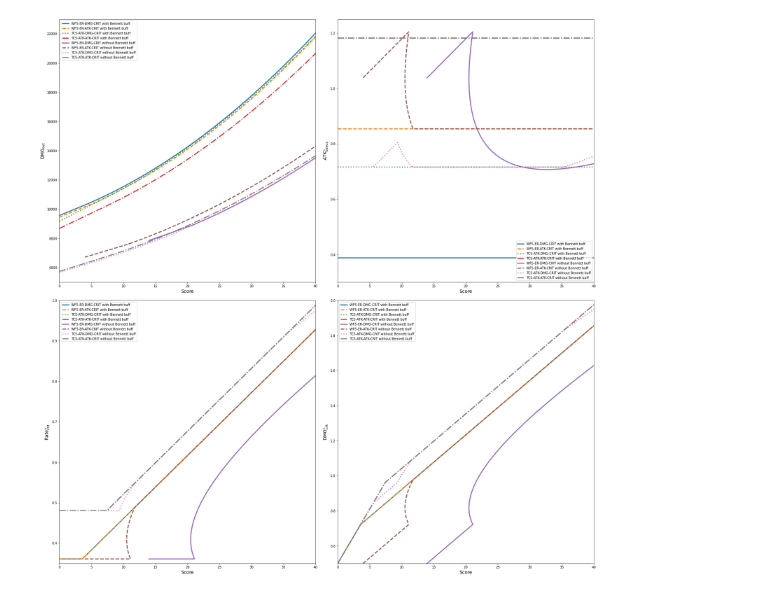
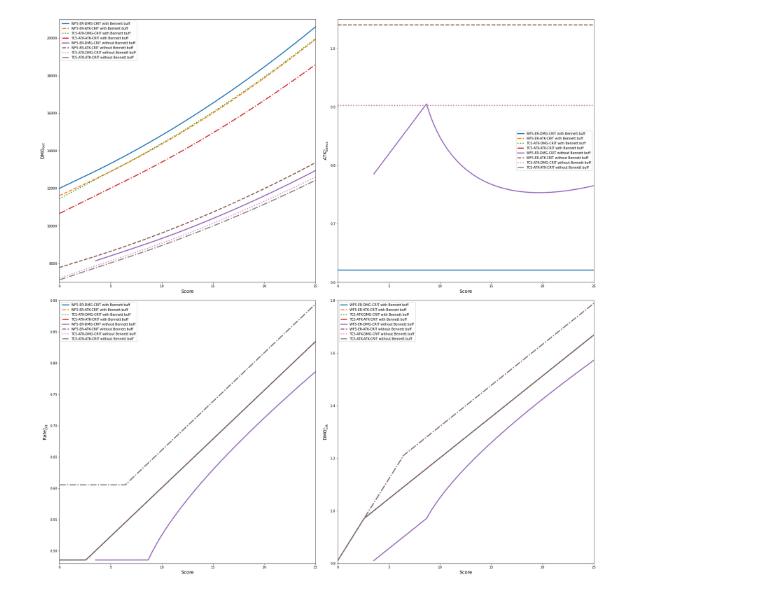
Before and after one commit to raolirom/genshin-notebooks, a Jupyter notebook: xiangling.ipynb, the cells around one changed output. Drawn from its saved outputs; the diff is of its cells as text; code cells hidden in the pictures.

```diff
--- a/xiangling.ipynb
+++ b/xiangling.ipynb
@@ -159,12 +167,12 @@ $$  \begin{cases}
 import numpy as np
 from matplotlib import pyplot
 
-def compute_stats(atk_base, atk_flat, dmg_bonus, extra_atk_bonus, extra_rate_crit, extra_dmg_crit):
-    dmg_crit = np.linspace(extra_dmg_crit, 10.0, 10000)
-    rate_crit = np.maximum(np.minimum(dmg_crit/2, 1.0), extra_rate_crit)
-    atk_bonus = np.maximum((3/4) * (dmg_crit + 1/rate_crit) - 1 - (atk_flat / atk_base), extra_atk_bonus)
+def compute_stats(atk_base, atk_flat, dmg_bonus, initial_atk_bonus, initial_rate_crit, initial_dmg_crit):
+    dmg_crit = np.linspace(initial_dmg_crit, 10.0, 10000)
+    rate_crit = np.maximum(np.minimum(dmg_crit/2, 1.0), initial_rate_crit)
+    atk_bonus = np.maximum((3/4) * (dmg_crit + 1/rate_crit) - 1 - (atk_flat / atk_base), initial_atk_bonus)
     dmg_out = (atk_base * (1 + atk_bonus) + atk_flat) * (1 + dmg_bonus) * (1 + rate_crit * dmg_crit)
-    score_modifier = ((extra_atk_bonus / 4.66) + (extra_rate_crit / 3.11) + (extra_dmg_crit / 6.22)) * 100
+    score_modifier = ((initial_atk_bonus / 4.66) + (initial_rate_crit / 3.11) + (initial_dmg_crit / 6.22)) * 100
     score = ((atk_bonus / 4.66) + (rate_crit / 3.11) + (dmg_crit / 6.22)) * 100 - score_modifier
     return (atk_bonus, rate_crit, dmg_crit, dmg_out, score)
 
@@ -172,47 +180,47 @@ def plot(axs, label, linestyle, atk_bonus, rate_crit, dmg_crit, dmg_out, score):
     axs[0, 0].plot(score, dmg_out, linestyle=linestyle, linewidth=3, label=label)
     axs[0, 1].plot(score, atk_bonus, linestyle=linestyle, linewidth=3, label=label)
     axs[1, 0].plot(score, rate_crit, linestyle=linestyle, linewidth=3, label=label)
     axs[1, 1].plot(score, dmg_crit, linestyle=linestyle, linewidth=3, label=label)
 
 fig, axs = pyplot.subplots(2, 2, constrained_layout=True, figsize=(24, 24))
 axs[0, 0].set_xlabel(r'$\mathrm{Score}$', fontsize=14)
 axs[0, 0].set_ylabel(r'$\mathrm{DMG_{out}}$', fontsize=14)
-axs[0, 0].set_xlim(0, 40)
-axs[0, 0].set_ylim(5000, 23000)
+axs[0, 0].set_xlim(0, 25)
+axs[0, 0].set_ylim(7000, 21000)
 axs[0, 1].set_xlabel(r'$\mathrm{Score}$', fontsize=14)
 axs[0, 1].set_ylabel(r'$\mathrm{ATK_{bonus}^{_{\%}}}$', fontsize=14)
-axs[0, 1].set_xlim(0, 40)
-axs[0, 1].set_ylim(0.3, 1.25)
+axs[0, 1].set_xlim(0, 25)
+axs[0, 1].set_ylim(0.6, 1.05)
 axs[1, 0].set_xlabel(r'$\mathrm{Score}$', fontsize=14)
 axs[1, 0].set_ylabel(r'$\mathrm{Rate_{crit}^{_{\%}}}$', fontsize=14)
-axs[1, 0].set_xlim(0, 40)
-axs[1, 0].set_ylim(0.35, 1)
+axs[1, 0].set_xlim(0, 25)
+axs[1, 0].set_ylim(0.48, 0.9)
 axs[1, 1].set_xlabel(r'$\mathrm{Score}$', fontsize=14)
 axs[1, 1].set_ylabel(r'$\mathrm{DMG_{crit}^{_{\%}}}$', fontsize=14)
-axs[1, 1].set_xlim(0, 40)
-axs[1, 1].set_ylim(0.5, 2)
+axs[1, 1].set_xlim(0, 25)
+axs[1, 1].set_ylim(0.8, 1.8)
 
-WF5_ER_DMG_CRIT = compute_stats(845, 350, 221.15/100, 38.8/100, 36.1/100, 50/100)
-WF5_ER_ATK_CRIT = compute_stats(845, 350, 174.55/100, 85.4/100, 36.1/100, 50/100)
-TC5_ATK_DMG_CRIT = compute_stats(735, 350, 183.55/100, 71.6/100, 48.1/100, 50/100)
-TC5_ATK_ATK_CRIT = compute_stats(735, 350, 136.95/100, 118.2/100, 48.1/100, 50/100)
+WF5_ER_DMG_CRIT = compute_stats(845, 311, 221.15/100, 62.1/100, 48.54/100, 81.1/100)
+WF5_ER_ATK_CRIT = compute_stats(845, 311, 174.55/100, 104.04/100, 48.54/100, 81.1/100)
+TC5_ATK_DMG_CRIT = compute_stats(735, 311, 183.55/100, 90.24/100, 60.54/100, 81.1/100)
+TC5_ATK_ATK_CRIT = compute_stats(735, 311, 136.95/100, 132.18/100, 60.54/100, 81.1/100)
 
-WF5_ER_DMG_CRIT_BENNET = compute_stats(845, 1350, 221.15/100, 38.8/100, 36.1/100, 50/100)
-WF5_ER_ATK_CRIT_BENNET = compute_stats(845, 1350, 174.55/100, 85.4/100, 36.1/100, 50/100)
-TC5_ATK_DMG_CRIT_BENNET = compute_stats(735, 1350, 183.55/100, 71.6/100, 48.1/100, 50/100)
-TC5_ATK_ATK_CRIT_BENNET = compute_stats(735, 1350, 136.95/100, 118.2/100, 48.1/100, 50/100)
+WF5_ER_DMG_CRIT_BENNET = compute_stats(845, 1311, 221.15/100, 62.1/100, 48.54/100, 81.1/100)
+WF5_ER_ATK_CRIT_BENNET = compute_stats(845, 1311, 174.55/100, 104.04/100, 48.54/100, 81.1/100)
+TC5_ATK_DMG_CRIT_BENNET = compute_stats(735, 1311, 183.55/100, 90.24/100, 60.54/100, 81.1/100)
+TC5_ATK_ATK_CRIT_BENNET = compute_stats(735, 1311, 136.95/100, 132.18/100, 60.54/100, 81.1/100)
 
 plot(axs, 'WF5-ER-DMG-CRIT with Bennett buff', 'solid', *WF5_ER_DMG_CRIT_BENNET)
 plot(axs, 'WF5-ER-ATK-CRIT with Bennett buff', 'dashed', *WF5_ER_ATK_CRIT_BENNET)
 plot(axs, 'TC5-ATK-DMG-CRIT with Bennett buff', 'dotted', *TC5_ATK_DMG_CRIT_BENNET)
 plot(axs, 'TC5-ATK-ATK-CRIT with Bennett buff', 'dashdot', *TC5_ATK_ATK_CRIT_BENNET)
 
 plot(axs, 'WF5-ER-DMG-CRIT without Bennett buff', 'solid', *WF5_ER_DMG_CRIT)
 plot(axs, 'WF5-ER-ATK-CRIT without Bennett buff', 'dashed', *WF5_ER_ATK_CRIT)
 plot(axs, 'TC5-ATK-DMG-CRIT without Bennett buff', 'dotted', *TC5_ATK_DMG_CRIT)
 plot(axs, 'TC5-ATK-ATK-CRIT without Bennett buff', 'dashdot', *TC5_ATK_ATK_CRIT)
 
 for ax in axs.flat:
     ax.legend()
 # %% [output]
-[figure, old version]
+[figure, new version]
```
Also changed, not shown: parts of 1 cell of this notebook.
